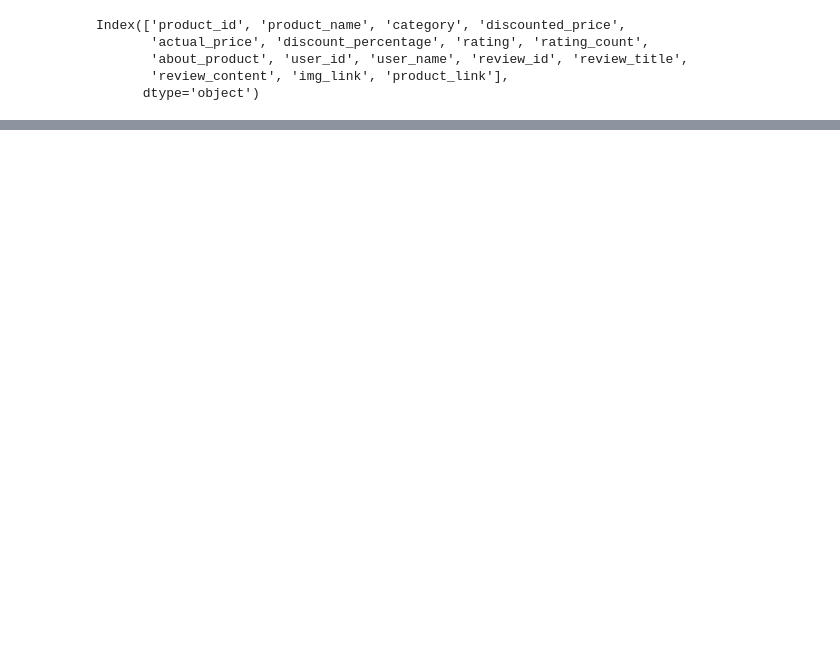
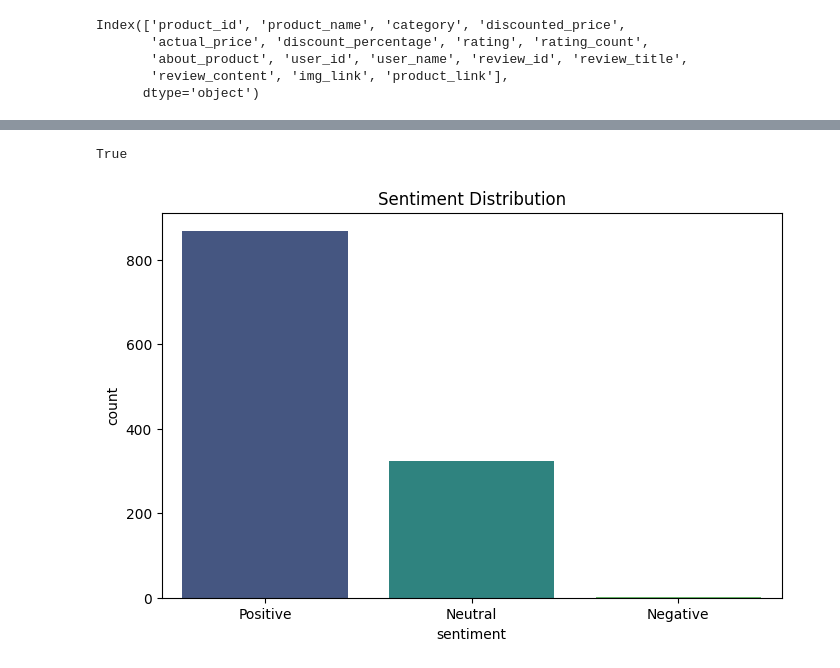
Before and after one commit to jimmytole1262/jupyter_project, a Jupyter notebook: My_reviews_analysis.ipynb, the cells around one changed output, grey strips where cells are left out. Cells and saved outputs as stored; diff of their text form; code cells hidden in the pictures; blank space fills up the shorter version.

```diff
--- a/My_reviews_analysis.ipynb
+++ b/My_reviews_analysis.ipynb
@@ -307,14 +290,0 @@ df['cleaned_review'] = df['cleaned_review'].apply(remove_stopwords)
-# %%
-def get_sentiment(text):
-    analysis = TextBlob(text)
-    if analysis.sentiment.polarity > 0:
-        return 'positive'
-    elif analysis.sentiment.polarity < 0:
-        return 'negative'
-    else:
-        return 'neutral'
-
-df['sentiment'] = df['cleaned_review'].apply(get_sentiment)
-# %%
-# Apply the sentiment analysis function
-df['sentiment'] = df['cleaned_review'].apply(get_sentiment)
@@ -343,3 +290,0 @@ Number of rows before removing duplicates: 1192
-# %%
-# Remove duplicate reviews
-df.drop_duplicates(subset=['cleaned_review'], inplace=True)
@@ -528,0 +313,11 @@ Confusion Matrix:
+# %%
+# Step 8: Sentiment Labeling
+def assign_sentiment(rating):
+    if rating >= 4.0:
+        return 'Positive'
+    elif rating >= 2.0:
+        return 'Neutral'
+    else:
+        return 'Negative'
+
+df['sentiment'] = df['rating'].apply(assign_sentiment)
@@ -528,0 +341,12 @@ Confusion Matrix:
+# %%
+import os
+print(os.path.exists("processed_amazon.csv"))
+# %% [output]
+True
+# %%
+plt.figure(figsize=(8,5))
+sns.countplot(x='sentiment', data=df, hue='sentiment', palette='viridis', legend=False)
+plt.title("Sentiment Distribution")
+plt.show()
+# %% [output]
+[figure, added]
```
Also changed, not shown: parts of 65 cells of this notebook, 1 other file.
